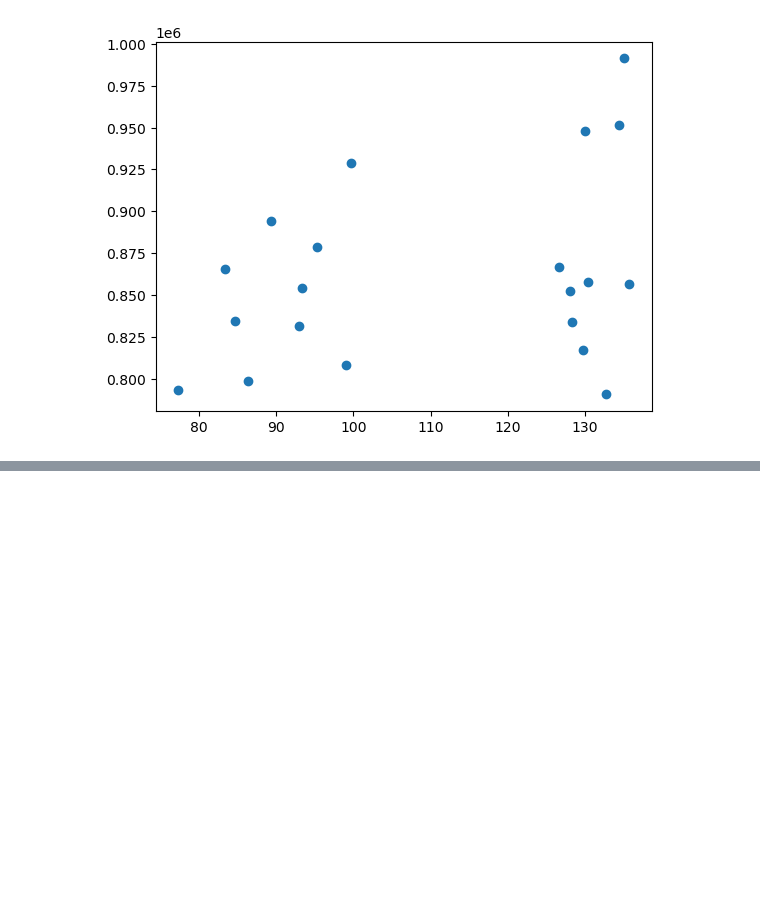
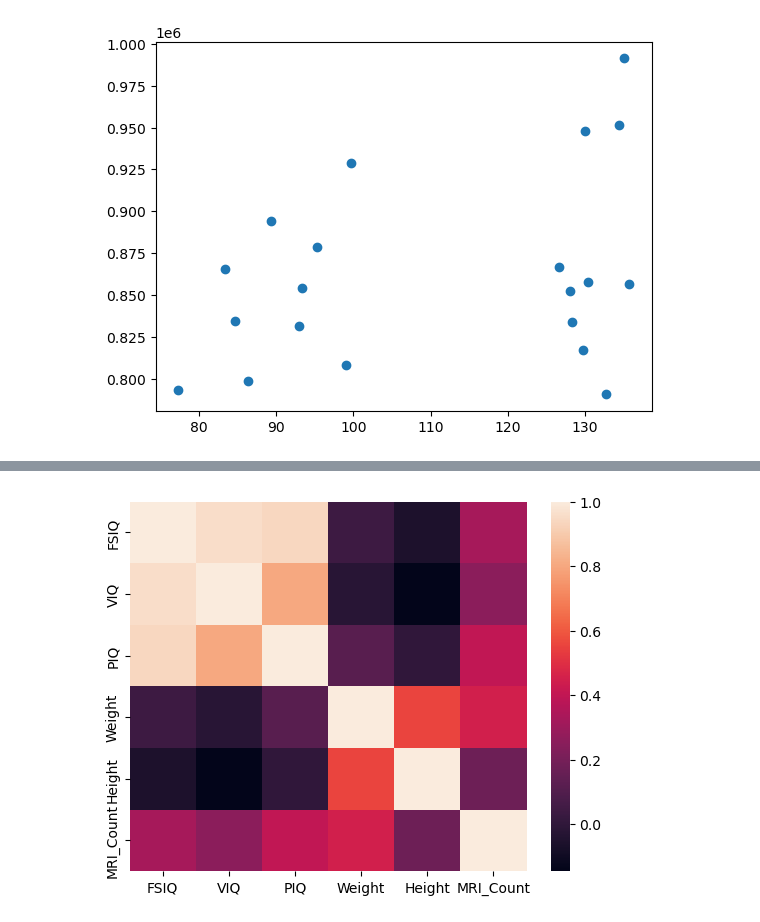
Before and after one commit to Rahafzsh/DataMiningTasks, a Jupyter notebook: Lab7/DMLabb.ipynb, the cells around one changed output, grey strips where cells are left out. Drawn from its saved outputs; the diff is of its cells as text; code cells hidden in the pictures; blank space fills up the shorter version.

```diff
--- a/Lab7/DMLabb.ipynb
+++ b/Lab7/DMLabb.ipynb
@@ -29,0 +36,2 @@ df
+# %%
+df["Gender"]=df["Gender"].astype("string")
@@ -91,0 +117,3 @@ dtype: float64
+# %%
+numeric_women = womenDf.select_dtypes(include="number")  # Select numeric columns only
+numeric_women.corr(method='pearson')
@@ -91,0 +139,7 @@ dtype: float64
+# %%
+import seaborn as sns
+
+wcorr = numeric_women.corr()
+sns.heatmap(wcorr);
+# %% [output]
+[figure, added]
```
Also changed, not shown: parts of 11 cells of this notebook.
